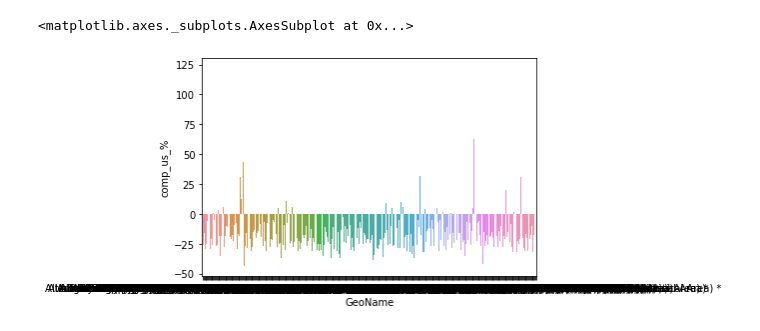
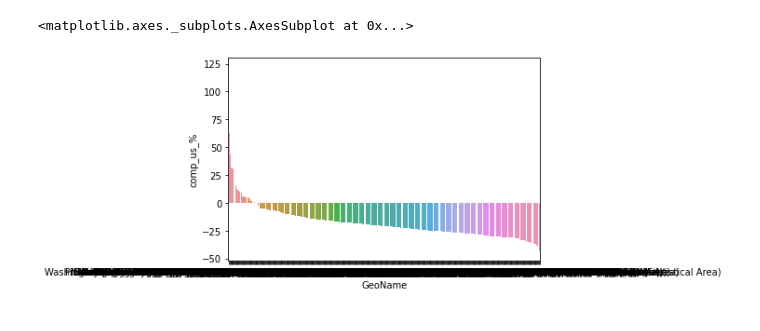
Before and after one commit to 107SBakst/107SBakst.github.io, a Jupyter notebook: Python/project_oecd4.ipynb, the cells around one changed output. Cells and saved outputs as stored; diff of their text form; code cells hidden in the pictures.

```diff
--- a/Python/project_oecd4.ipynb
+++ b/Python/project_oecd4.ipynb
@@ -178,9 +187,10 @@ See the caveats in the documentation: https://pandas.pydata.org/pandas-docs/stab
 # %%
 df3.DataValue = df3.DataValue.astype(str).str.replace(',','')
 df3.DataValue = df3.DataValue.astype(float)
 df3['comp_us_%'] = ((df3['DataValue'] - df3.DataValue[0])/df3.DataValue[0])*100
 df3
+df3 = df3.sort_values('DataValue',ascending=False)
 sns.barplot(data=df3,x='GeoName',y='comp_us_%')
 # %% [output]
 <matplotlib.axes._subplots.AxesSubplot at 0x...>
-[figure, old version]
+[figure, new version]
```
Also changed, not shown: parts of 5 cells of this notebook, 1 other file.
